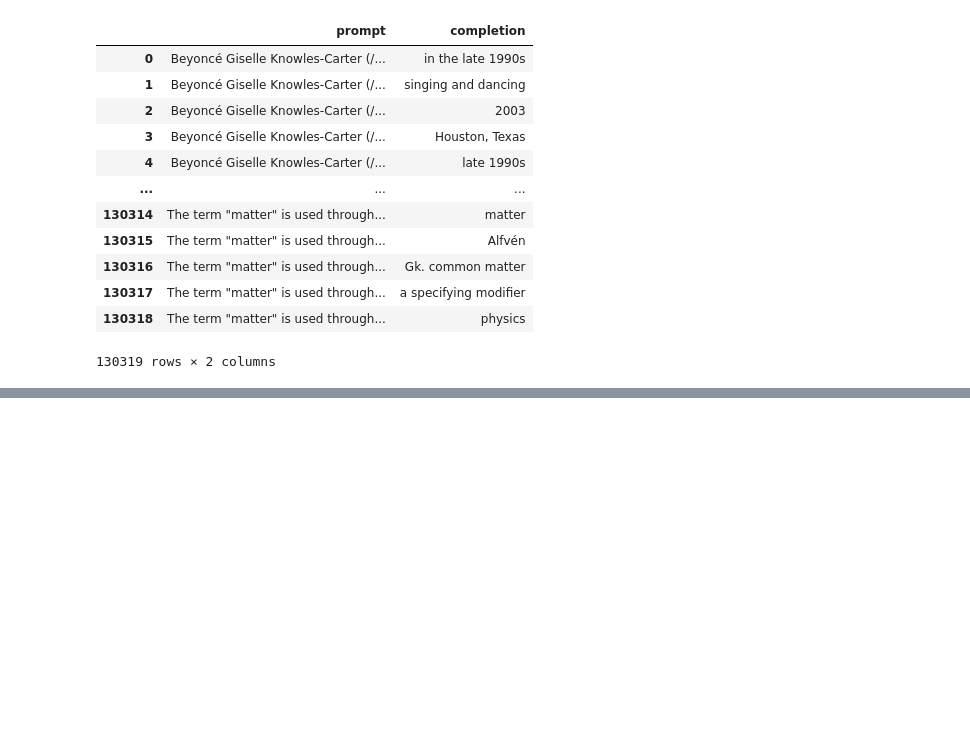
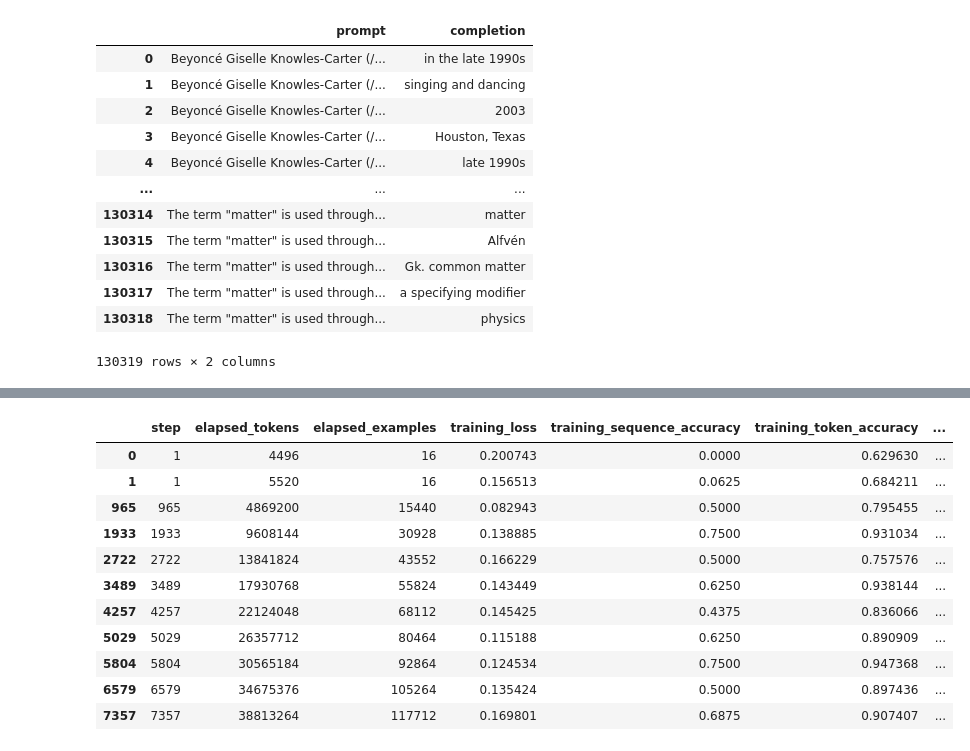
Before and after one commit to andyl98/AlphaText, a Jupyter notebook: model_squad.ipynb, the cells around one changed output, grey strips where cells are left out. Cells and saved outputs as stored; diff of their text form; code cells hidden in the pictures; blank space fills up the shorter version.

```diff
--- a/model_squad.ipynb
+++ b/model_squad.ipynb
@@ -283,0 +263,15 @@ AuthenticationError: Incorrect API key provided: "sk-dkAv***********************
+# %%
+df[~df['validation_sequence_accuracy'].isna()]
+# %% [output]
+|  | step | elapsed_tokens | elapsed_examples | training_loss | training_sequence_accuracy | training_token_accuracy | ... |
+| 0 | 1 | 4496 | 16 | 0.200743 | 0.0000 | 0.629630 | ... |
+| 1 | 1 | 5520 | 16 | 0.156513 | 0.0625 | 0.684211 | ... |
+| 965 | 965 | 4869200 | 15440 | 0.082943 | 0.5000 | 0.795455 | ... |
+| 1933 | 1933 | 9608144 | 30928 | 0.138885 | 0.7500 | 0.931034 | ... |
+| 2722 | 2722 | 13841824 | 43552 | 0.166229 | 0.5000 | 0.757576 | ... |
+| 3489 | 3489 | 17930768 | 55824 | 0.143449 | 0.6250 | 0.938144 | ... |
+| 4257 | 4257 | 22124048 | 68112 | 0.145425 | 0.4375 | 0.836066 | ... |
+| 5029 | 5029 | 26357712 | 80464 | 0.115188 | 0.6250 | 0.890909 | ... |
+| 5804 | 5804 | 30565184 | 92864 | 0.124534 | 0.7500 | 0.947368 | ... |
+| 6579 | 6579 | 34675376 | 105264 | 0.135424 | 0.5000 | 0.897436 | ... |
+| 7357 | 7357 | 38813264 | 117712 | 0.169801 | 0.6875 | 0.907407 | ... |
```
Also changed, not shown: parts of 32 cells of this notebook, 6 other files.
